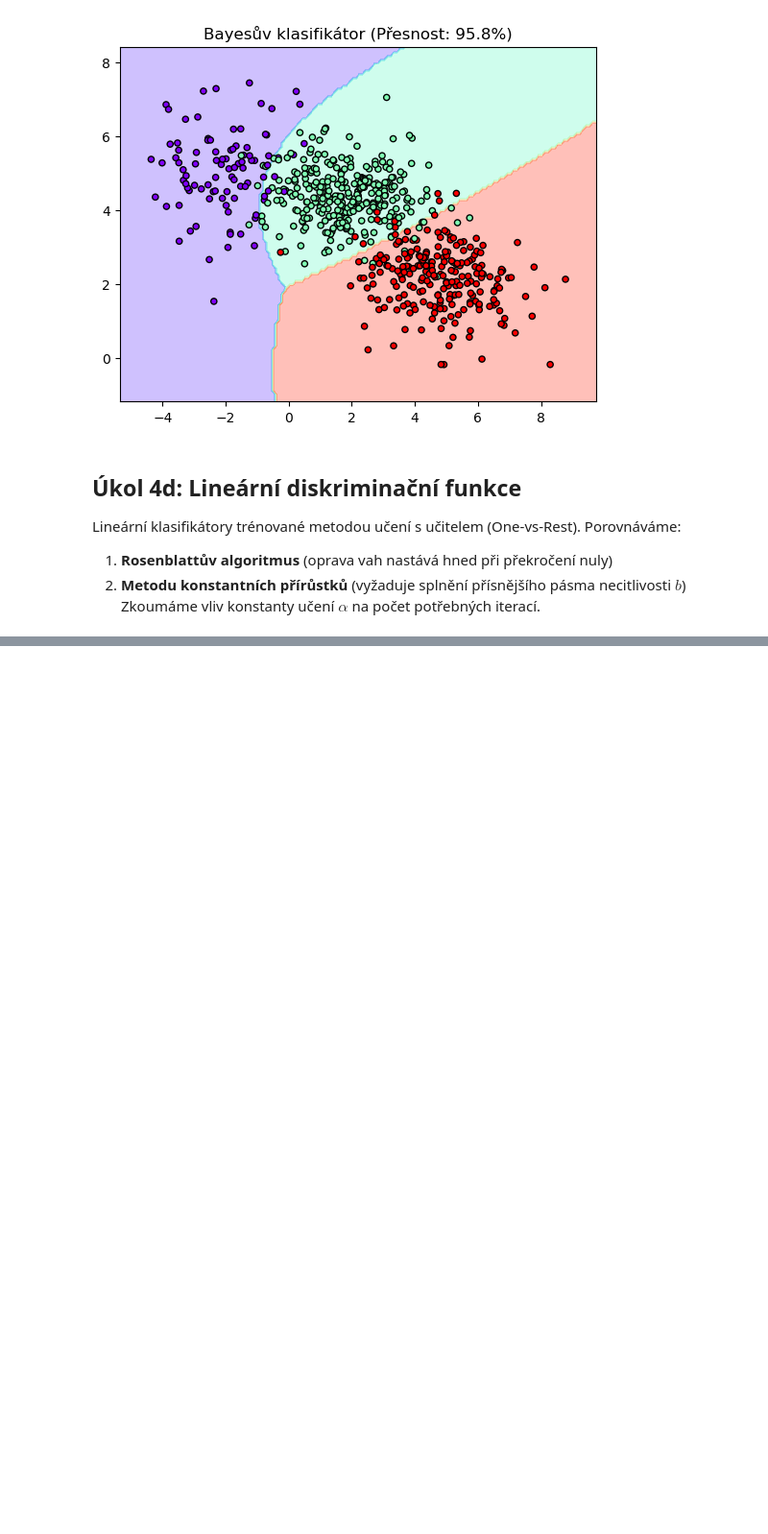
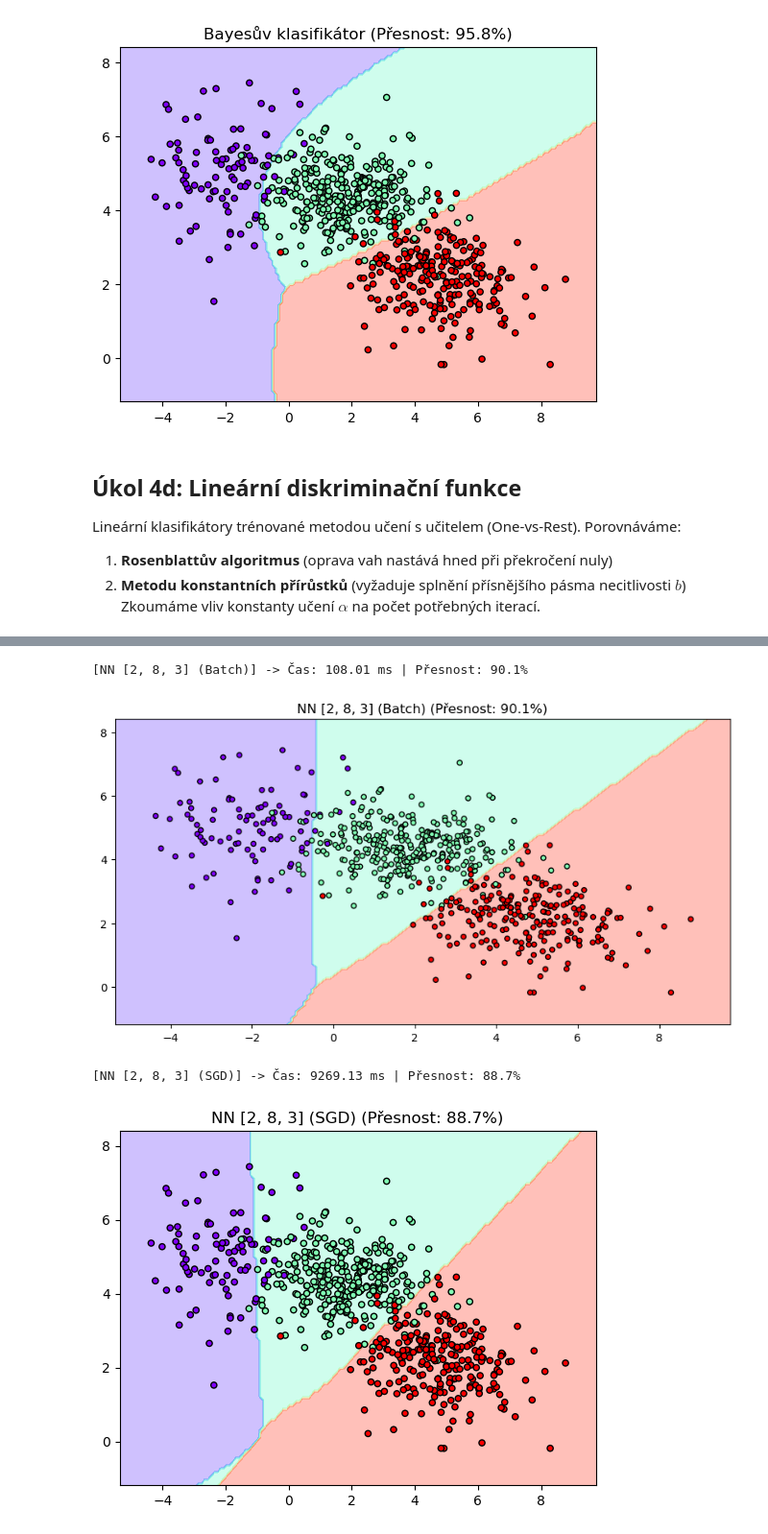
Before and after one commit to LosVocelos/ZSUR_semestralka, a Jupyter notebook: nb_classification.ipynb, the cells around one changed output, grey strips where cells are left out. Shown at 96% size. Cells and saved outputs as stored; diff of their text form; code cells hidden in the pictures; blank space fills up the shorter version.

```diff
--- a/nb_classification.ipynb
+++ b/nb_classification.ipynb
@@ -228,0 +215,26 @@ plt.show()
+# %%
+# Srovnání způsobů trénování
+topology = [2, 8, 3]
+plt.figure(figsize=(10, 5))
+
+# 1. Batch GD
+nn_batch = cl.SimpleNeuralNetwork(layer_sizes=topology, learning_rate=base_lr)
+loss_batch = run_evaluation(f"NN {topology} (Batch)", nn_batch, X_train, y_train, X_test, y_test, f"NN {topology} (Batch)", epochs=epochs, sgd=False)
+
+# 2. SGD (Stochastic GD)
+nn_sgd = cl.SimpleNeuralNetwork(layer_sizes=topology, learning_rate=base_lr)
+loss_sgd = run_evaluation(f"NN {topology} (SGD)", nn_sgd, X_train, y_train, X_test, y_test, f"NN {topology} (SGD)", epochs=epochs, sgd=True)
+
+plt.plot(loss_batch, label="Batch Gradient Descent")
+plt.plot(loss_sgd, label="Stochastic Gradient Descent (SGD)")
+plt.title("Srovnání způsobů trénování (Topologie [2, 8, 3], alfa = 0.5)")
+plt.xlabel("Epocha")
+plt.ylabel("Loss")
+plt.legend()
+plt.grid(True, linestyle=":")
+plt.show()
+# %% [output]
+[NN [2, 8, 3] (Batch)] -> Čas: 108.01 ms | Přesnost: 90.1%
+[figure, added]
+[NN [2, 8, 3] (SGD)] -> Čas: 9269.13 ms | Přesnost: 88.7%
+[figure, added]
```
Also changed, not shown: parts of 21 cells of this notebook, 3 other files.
